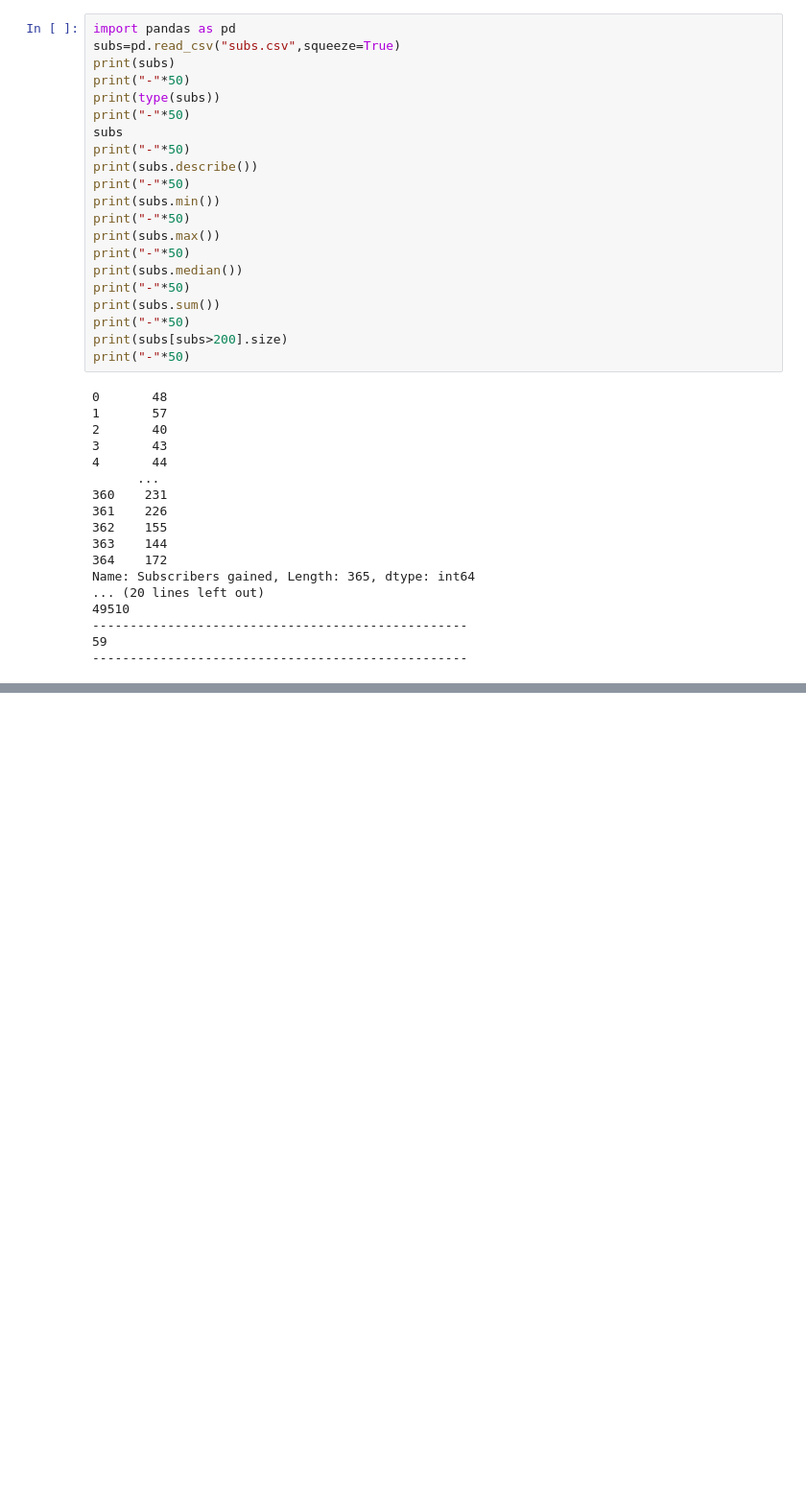
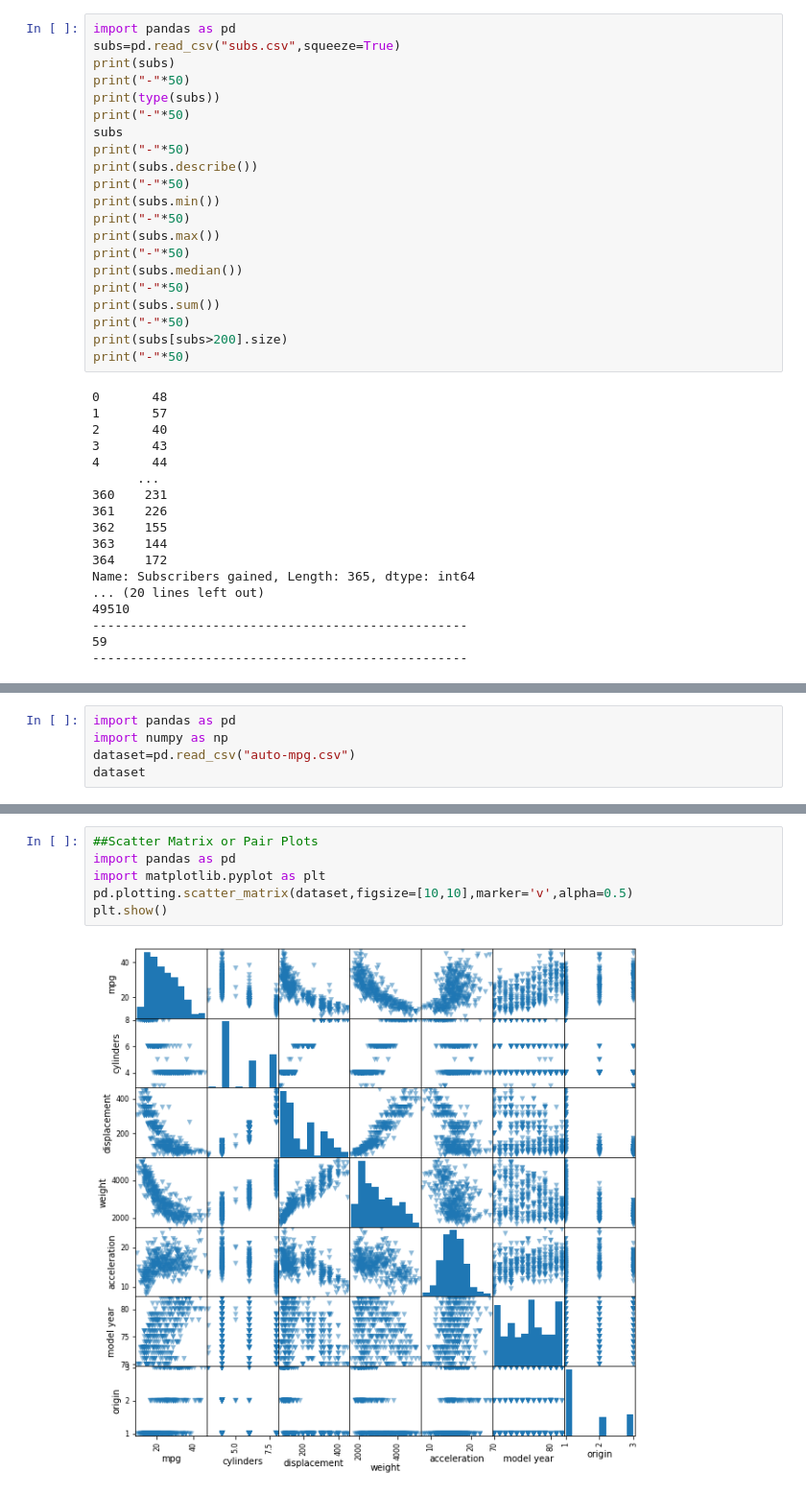
Before and after one commit to ShahHet2812/Sem4, a Jupyter notebook: B4_128_Sem_4/T1/Python/Chapter-1.ipynb, the cells around one changed output, grey strips where cells are left out. Shown at 96% size. Drawn from its saved outputs; the diff is of its cells as text; blank space fills up the shorter version.

```diff
--- a/B4_128_Sem_4/T1/Python/Chapter-1.ipynb
+++ b/B4_128_Sem_4/T1/Python/Chapter-1.ipynb
@@ -182,0 +298,5 @@ True
+# %%
+import pandas as pd
+import numpy as np
+dataset=pd.read_csv("auto-mpg.csv")
+dataset
@@ -182,0 +496,8 @@ True
+# %%
+##Scatter Matrix or Pair Plots
+import pandas as pd
+import matplotlib.pyplot as plt
+pd.plotting.scatter_matrix(dataset,figsize=[10,10],marker='v',alpha=0.5)
+plt.show()
+# %% [output]
+[figure, added]
```
Also changed, not shown: parts of 21 cells of this notebook, 1 other file.
